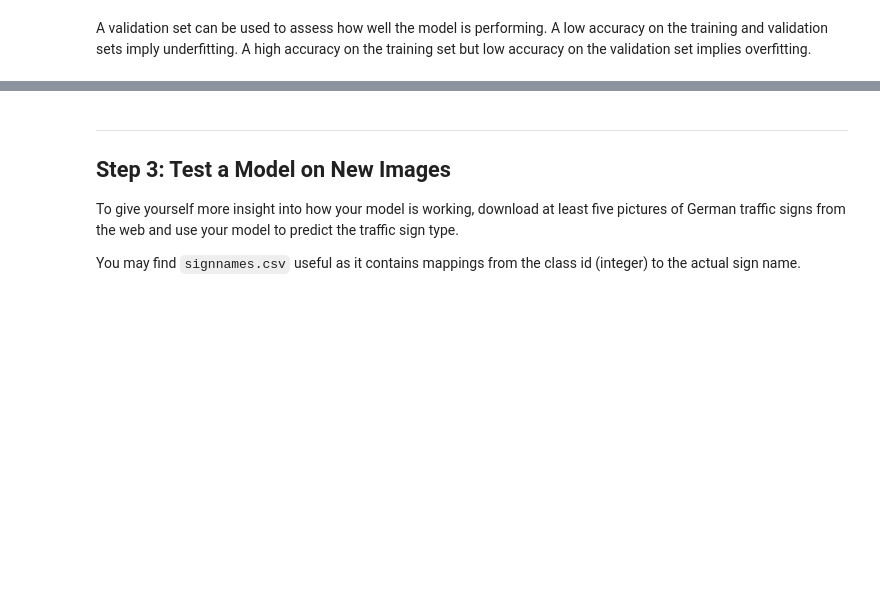
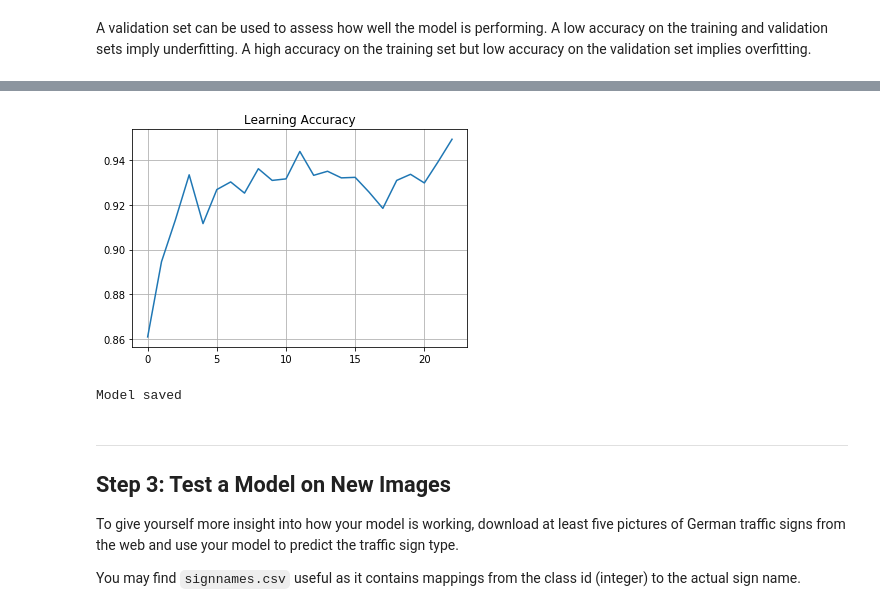
Before and after one commit to kuniyasu/udacity_homework2, a Jupyter notebook: Traffic_Sign_Classifier.ipynb, the cells around one changed output, grey strips where cells are left out. Drawn from its saved outputs; the diff is of its cells as text; code cells hidden in the pictures; blank space fills up the shorter version.

```diff
--- a/Traffic_Sign_Classifier.ipynb
+++ b/Traffic_Sign_Classifier.ipynb
@@ -234,21 +234,29 @@ def Traffic_Sign(x):
 
     return logits
 # %%
+EPOCHS = 50
+BATCH_SIZE = 32
+rate = 0.001
 
-EPOCHS = 50
-BATCH_SIZE = 36
-rate = 0.001
-accuracy = 0.943
+# If Learning accuracy is ovaer than it, Lrearning is stop
+accuracy = 0.945
 
+
+# Learning Model
 x = tf.placeholder(tf.float32, (None, 32, 32, 3))
+logits = Traffic_Sign(x)
+prediction = tf.argmax(logits, 1)
+
+# Refence Model
 y = tf.placeholder(tf.int32, (None))
 one_hot_y = tf.one_hot(y, 43)
+reference_prediction = tf.argmax(one_hot_y, 1)
 
-
-logits = Traffic_Sign(x)
 
 
 cross_entropy = tf.nn.softmax_cross_entropy_with_logits(labels=one_hot_y, logits=logits)
 loss_operation = tf.reduce_mean(cross_entropy)
+
+
 optimizer = tf.train.AdamOptimizer(learning_rate = rate)
 training_operation = optimizer.minimize(loss_operation)
@@ -292,6 +300,8 @@ with tf.Session() as sess:
 
     print("Training...")
     print()
+
+    accuracy_data = []
 
     for i in range(EPOCHS):
         X_train,y_train = shuffle(X_train, y_train)
@@ -302,13 +312,19 @@ with tf.Session() as sess:
             sess.run(training_operation, feed_dict={x: batch_x, y: batch_y})
 
         validation_accuracy = evaluate(X_valid, y_valid)
-        print("EPOCH {} ...".format(i+1))
-        print("Validation Accuracy = {:.3f}".format(validation_accuracy))
-        print()
-
+        print("EPOCH {} ...  Validation Accuracy = {:.3f}".format(i+1, validation_accuracy))
+        accuracy_data.append(validation_accuracy)
         if validation_accuracy >= accuracy : break
 
 
+    data = accuracy_data
+    lebel = range(1,i,1)
+    x_loc = np.array(range(len(data)))
+    plt.title("Learning Accuracy")
+    plt.plot(x_loc, data)
+    plt.grid(True)
+    plt.show()
+
     saver.save(sess, './TrafficSign')
     print("Model saved")
 # %% [output]
@@ -332,3 +348,5 @@ Model saved
+[figure, added]
+Model saved
 # %% [markdown]
 ---
 
```
Also changed, not shown: parts of 10 cells of this notebook.
